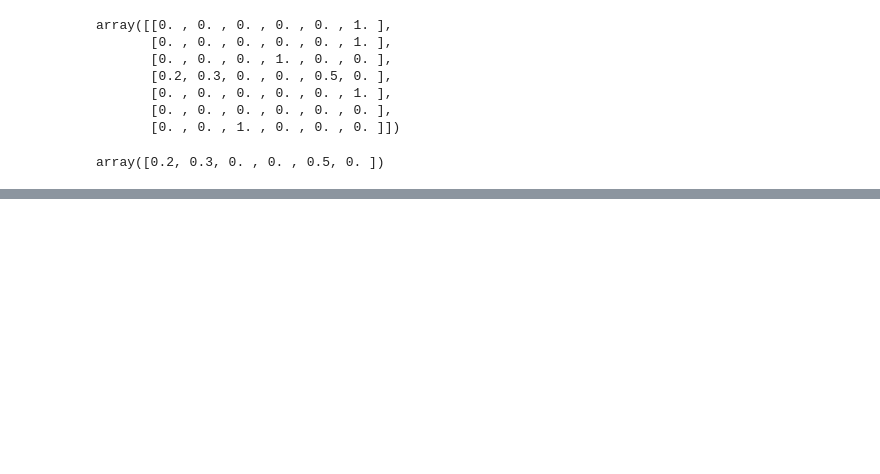
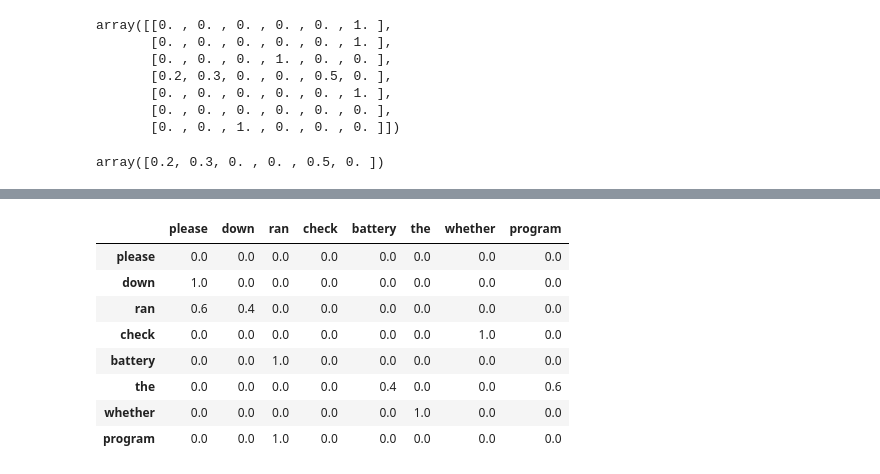
Before and after one commit to miadadrashid/transformers_from_scratch, a Jupyter notebook: 1-one_hot_encoding.ipynb, the cells around one changed output, grey strips where cells are left out. Cells and saved outputs as stored; diff of their text form; code cells hidden in the pictures; blank space fills up the shorter version.

```diff
--- a/1-one_hot_encoding.ipynb
+++ b/1-one_hot_encoding.ipynb
@@ -241,0 +287,40 @@ A Markov chain illustrates a first order model for this.
+# %%
+def create_transition_matrix_df(markov_chain):
+    # Identify all unique states
+    states = set(markov_chain.keys())
+    for transitions in markov_chain.values():
+        states.update(transitions.keys())
+
+    # Convert states set to a list to maintain order
+    states = list(states)
+
+    # Create state index mapping
+    state_index = {state: i for i, state in enumerate(states)}
+
+    # Initialize the transition matrix
+    n = len(states)
+    transition_matrix = np.zeros((n, n))
+
+    # Populate the matrix
+    for state, transitions in markov_chain.items():
+        state_idx = state_index[state]
+        for next_state, prob in transitions.items():
+            next_state_idx = state_index[next_state]
+            transition_matrix[state_idx][next_state_idx] = prob
+
+    # Convert to DataFrame
+    matrix_df = pd.DataFrame(transition_matrix, index=states, columns=states)
+    return matrix_df
+
+transition_matrix = create_transition_matrix_df(markov_chain)
+transition_matrix
+# %% [output]
+|  | please | down | ran | check | battery | the | whether | program |
+| please | 0.0 | 0.0 | 0.0 | 0.0 | 0.0 | 0.0 | 0.0 | 0.0 |
+| down | 1.0 | 0.0 | 0.0 | 0.0 | 0.0 | 0.0 | 0.0 | 0.0 |
+| ran | 0.6 | 0.4 | 0.0 | 0.0 | 0.0 | 0.0 | 0.0 | 0.0 |
+| check | 0.0 | 0.0 | 0.0 | 0.0 | 0.0 | 0.0 | 1.0 | 0.0 |
+| battery | 0.0 | 0.0 | 1.0 | 0.0 | 0.0 | 0.0 | 0.0 | 0.0 |
+| the | 0.0 | 0.0 | 0.0 | 0.0 | 0.4 | 0.0 | 0.0 | 0.6 |
+| whether | 0.0 | 0.0 | 0.0 | 0.0 | 0.0 | 1.0 | 0.0 | 0.0 |
+| program | 0.0 | 0.0 | 1.0 | 0.0 | 0.0 | 0.0 | 0.0 | 0.0 |
```
Also changed, not shown: parts of 32 cells of this notebook.
